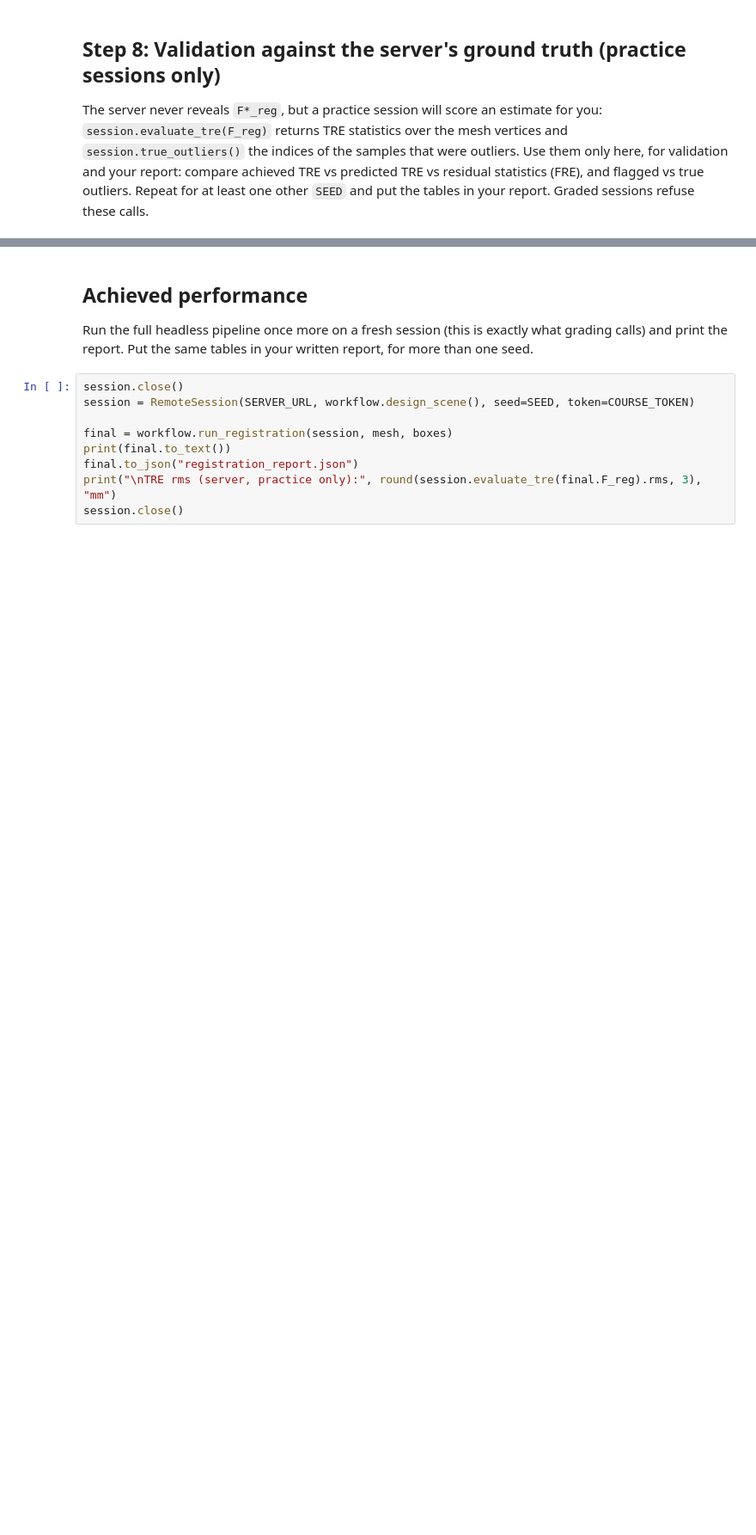
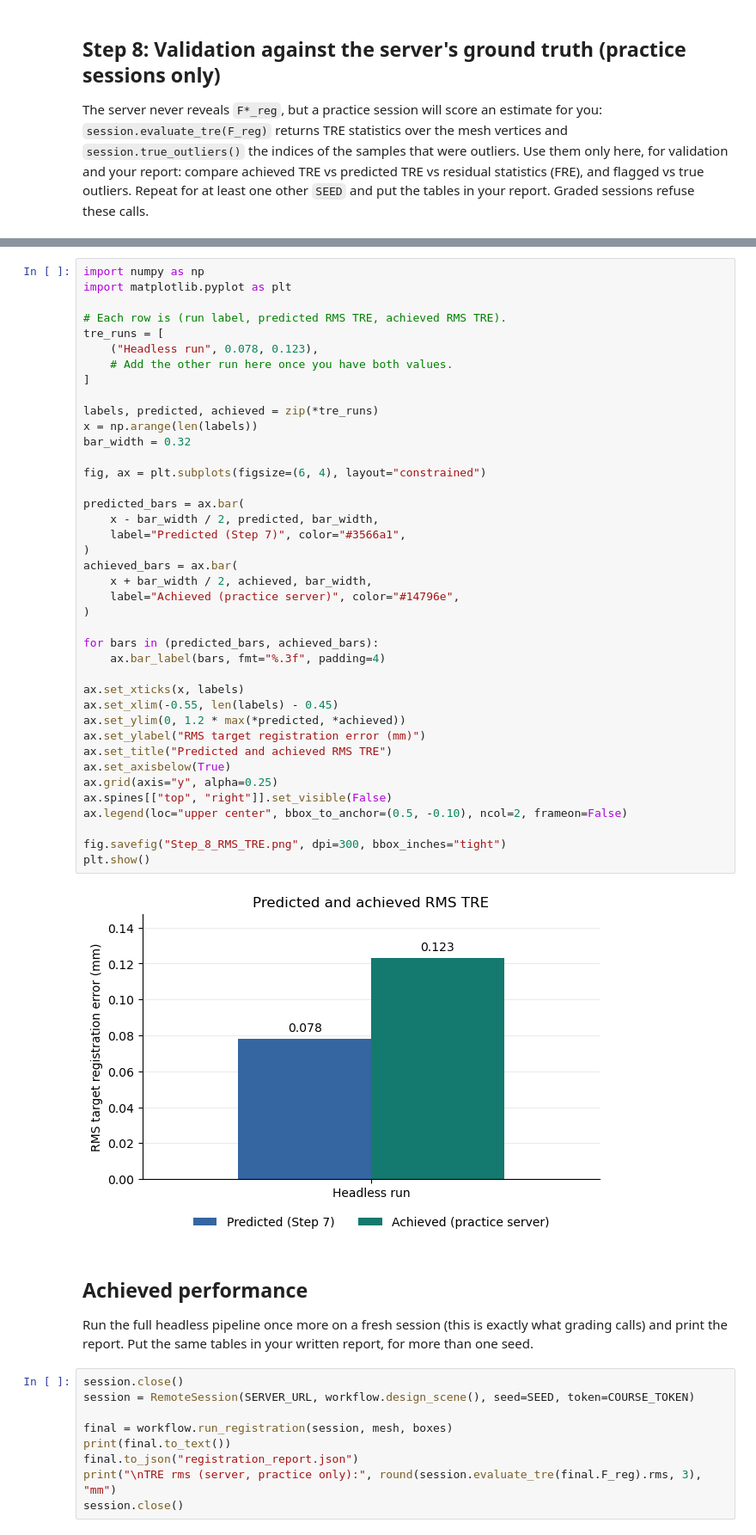
Before and after one commit to AkhilaHerath/CIS_I_assignments, a Jupyter notebook: assignments/assignment3/notebooks/assignment3_template.ipynb, the cells around one changed output, grey strips where cells are left out. Shown at 86% size. Drawn from its saved outputs; the diff is of its cells as text; blank space fills up the shorter version.

Commit message:
Add Step 8 TRE figure

```diff
--- a/assignments/assignment3/notebooks/assignment3_template.ipynb
+++ b/assignments/assignment3/notebooks/assignment3_template.ipynb
@@ -199,3 +298,45 @@ print(f"total simulated time {session.elapsed():.1f} s")
+# %%
+import numpy as np
+import matplotlib.pyplot as plt
+
+# Each row is (run label, predicted RMS TRE, achieved RMS TRE).
+tre_runs = [
+    ("Headless run", 0.078, 0.123),
+    # Add the other run here once you have both values.
+]
+
+labels, predicted, achieved = zip(*tre_runs)
+x = np.arange(len(labels))
+bar_width = 0.32
+
+fig, ax = plt.subplots(figsize=(6, 4), layout="constrained")
+
+predicted_bars = ax.bar(
+    x - bar_width / 2, predicted, bar_width,
+    label="Predicted (Step 7)", color="#3566a1",
+)
+achieved_bars = ax.bar(
+    x + bar_width / 2, achieved, bar_width,
+    label="Achieved (practice server)", color="#14796e",
+)
+
+for bars in (predicted_bars, achieved_bars):
+    ax.bar_label(bars, fmt="%.3f", padding=4)
+
+ax.set_xticks(x, labels)
+ax.set_xlim(-0.55, len(labels) - 0.45)
+ax.set_ylim(0, 1.2 * max(*predicted, *achieved))
+ax.set_ylabel("RMS target registration error (mm)")
+ax.set_title("Predicted and achieved RMS TRE")
+ax.set_axisbelow(True)
+ax.grid(axis="y", alpha=0.25)
+ax.spines[["top", "right"]].set_visible(False)
+ax.legend(loc="upper center", bbox_to_anchor=(0.5, -0.10), ncol=2, frameon=False)
+
+fig.savefig("Step_8_RMS_TRE.png", dpi=300, bbox_inches="tight")
+plt.show()
+# %% [output]
+[figure, added]
 # %% [markdown]
 ## Achieved performance
 
```
Also changed, not shown: parts of 9 cells of this notebook.
